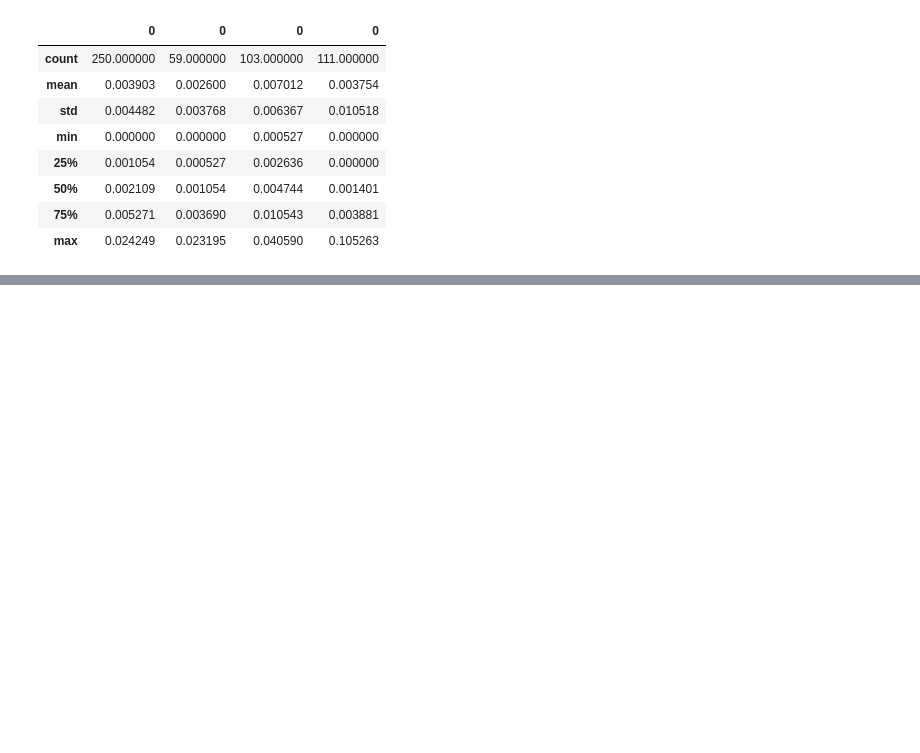
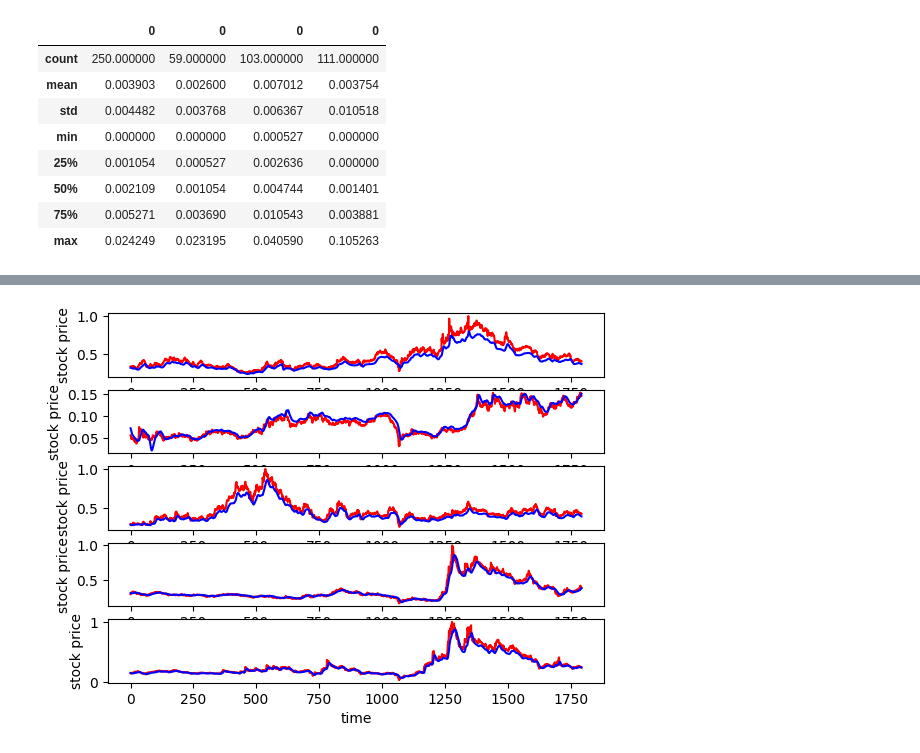
Before and after one commit to Hy-MDL/DB, a Jupyter notebook: Total Kospi.ipynb, the cells around one changed output, grey strips where cells are left out. Drawn from its saved outputs; the diff is of its cells as text; code cells hidden in the pictures; blank space fills up the shorter version.

```diff
--- a/Total Kospi.ipynb
+++ b/Total Kospi.ipynb
@@ -515,10 +587,10 @@ pd.options.display.max_rows = 60
 # %%
-window_size = 10
+window_size = 20
 
 Xx = []
 Yy =[]
 
-for i in range(9):
+for i in range(len(df_Kr)):
     linex = []
     liney = []
     X=xs[i]
@@ -533,4 +605,4 @@ for i in range(9):
 
     Xx.append(linex)
     Yy.append(liney)
-Yy
+len(Yy)
@@ -540,11 +614,11 @@ train_y=[]
 test_X=[]
 test_y=[]
 
-for i in range(len(list_kr_0)):
+for i in range(len(df_Kr)):
     train_size = int(len(Yy[i]) * 0.7)
     train_X.append(np.array(Xx[i][0 : train_size]))
     train_y.append(np.array(Yy[i][0 : train_size]))
     test_size = len(Xx[i]) - train_size
     test_X.append(np.array(Xx[i][train_size : len(Xx[i])]))
     test_y.append(np.array(Yy[i][train_size : len(Yy[i])]))
-train_y
+len(train_y)
@@ -550,0 +630,8 @@ train_y
+# %%
+model = Sequential()
+model.add(LSTM(units=20, activation='relu', return_sequences=True, input_shape=(20, 4)))
+model.add(Dropout(0.1))
+model.add(LSTM(units=20, activation='relu'))
+model.add(Dropout(0.1))
+model.add(Dense(units=1))
+model.summary()
@@ -550,0 +658,7 @@ train_y
+# %%
+pred_y= []
+model_fit = []
+for i in range(len(df_Kr)):
+    model.compile(optimizer='adam', loss='mean_squared_error')
+    model_fit.append(model.fit(train_X[i], train_y[i], epochs=1, batch_size=30))
+    pred_y.append(np.array(model.predict(test_X[i])))
@@ -550,0 +688,15 @@ train_y
+# %%
+plt.figure()
+for i in range(5):
+    plt.subplot(5,1,i+1)
+    plt.plot(test_y[i+10], color='red', label='real SEC stock price')
+    plt.plot(pred_y[i+10], color='blue', label='predicted SEC stock price')
+    plt.xlabel('time')
+    plt.ylabel('stock price')
+
+
+
+
+plt.show()
+# %% [output]
+[figure, added]
```
Also changed, not shown: parts of 16 cells of this notebook, 2 other files.
